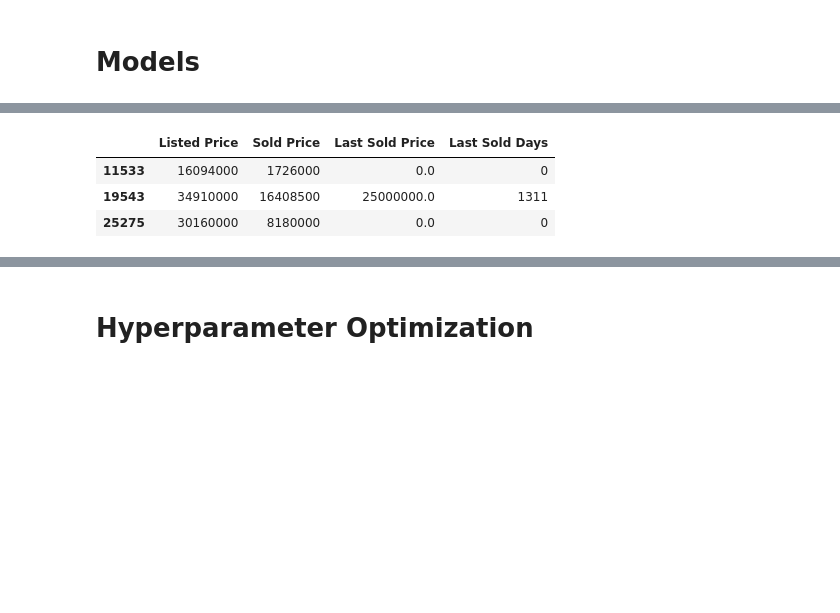
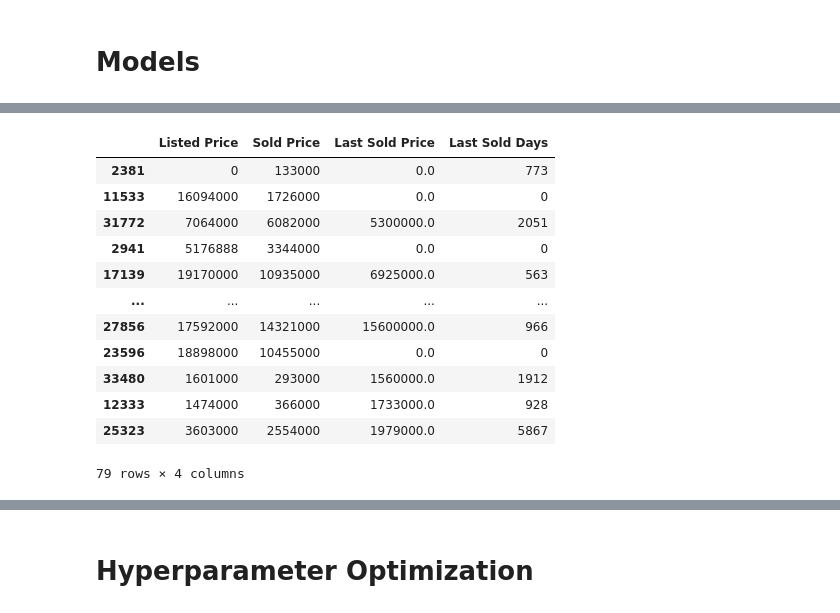
Before and after one commit to tom-farmer/Predictive-Analytics-Hackathon-2022, a Jupyter notebook: notebooks/modeling.ipynb, the cells around one changed output, grey strips where cells are left out. Saved outputs shown, nothing was run; the diff lists cells and outputs as text; code cells hidden in the pictures; blank space fills up the shorter version.

```diff
--- a/notebooks/modeling.ipynb
+++ b/notebooks/modeling.ipynb
@@ -290,11 +312,12 @@ parking_types_train = train["Parking"].str.lower().str.replace(" ", "").str.spli
 heating_types_train = train["Heating"].str.lower().str.replace(" ", "").str.split(",").explode().value_counts()
 flooring_types_train = train["Flooring"].str.lower().str.replace(" ", "").str.split(",").explode().value_counts()
 appliance_types_train = train["Appliances included"].str.lower().str.replace(" ", "").str.split(",").explode().value_counts()
+cities_train = train["City"].value_counts().head(200)
 
 train_medians = train.median()
 test_medians = test.median()
 
-def preprocess_data(df, meds, ptypes_train, htypes_train, ftypes_train, atypes_train):
+def preprocess_data(df, meds, ptypes_train, htypes_train, ftypes_train, atypes_train, cities):
     df["Total interior livable area"] = df["Total interior livable area"].fillna(meds["Total interior livable area"])
 
     df["Bathrooms"] = df["Bathrooms"].fillna(meds["Bathrooms"])
@@ -353,6 +376,8 @@ def preprocess_data(df, meds, ptypes_train, htypes_train, ftypes_train, atypes_t
     for atype in atypes_train.index:
         df[atype] = df["Appliances included"].str.lower().str.replace(" ", "").str.contains(atype, na=False)
 
+    for city in cities.index:
+        df[city] = df["City"].str.contains(city, na=False)
 
     df["r1"] = df["Listed Price"] / (df["Last Sold Price"] + 0.1)
     df["r2"] = df["Last Sold Price"] / (df["Tax assessed value"] + 0.1)
@@ -360,5 +385,7 @@ def preprocess_data(df, meds, ptypes_train, htypes_train, ftypes_train, atypes_t
 
     return df
 # %%
-train = preprocess_data(train, train_medians, parking_types_train, heating_types_train, flooring_types_train, appliance_types_train)
+train = preprocess_data(train, train_medians, parking_types_train,
+                        heating_types_train, flooring_types_train,
+                        appliance_types_train, cities_train)
 # %% [markdown]
@@ -376,8 +403,8 @@ pred_vars = ["Listed Price", "Total interior livable area", "Bathrooms",
             "Elementary School Score", "Full bathrooms",
             "Total spaces", "High School Distance", "t1", "t2", "t3", "t4", "t5", "t6", "t7", "t8",
             "l1", "Last Sold Price", "Last Sold Days", "Tax assessed value", "Listed On",
-            "r1", "r2", "r3"] + list(parking_types_train.index) + list(heating_types_train.index) + list(flooring_types_train.index) + list(appliance_types_train.index)
-            # "r1", "r2", "r3"
+            "r1", "r2", "r3"] + list(parking_types_train.index) + list(heating_types_train.index) + list(flooring_types_train.index) + list(appliance_types_train.index) + list(cities_train.index)
+
 #pred_vars = list(feat_imp_orig.nlargest(90).index)
 # Used top 70/300
 # Used top 80/360
@@ -389,7 +416,7 @@ X_train, X_test, y_train, y_test = train_test_split(X, y, test_size=0.33, random
 # Models
 # %%
 params = {"n_estimators":150,
-          "learning_rate":0.1,
+          "learning_rate":0.15,
           "max_depth":3,
           "random_state":56,
           "subsample":1,
@@ -468,9 +516,18 @@ errs[errs > 1e7]
 Name: Sold Price, dtype: float64
 # %%
-X_test[errs > 1e7].join(train["Sold Price"])[["Listed Price", "Sold Price", "Last Sold Price", "Last Sold Days"]]
+X_test[errs > 1e6].join(train["Sold Price"])[["Listed Price", "Sold Price", "Last Sold Price", "Last Sold Days"]]
 # %% [output]
 |  | Listed Price | Sold Price | Last Sold Price | Last Sold Days |
+| 2381 | 0 | 133000 | 0.0 | 773 |
 | 11533 | 16094000 | 1726000 | 0.0 | 0 |
-| 19543 | 34910000 | 16408500 | 25000000.0 | 1311 |
-| 25275 | 30160000 | 8180000 | 0.0 | 0 |
+| 31772 | 7064000 | 6082000 | 5300000.0 | 2051 |
+| 2941 | 5176888 | 3344000 | 0.0 | 0 |
+| 17139 | 19170000 | 10935000 | 6925000.0 | 563 |
+| ... | ... | ... | ... | ... |
+| 27856 | 17592000 | 14321000 | 15600000.0 | 966 |
+| 23596 | 18898000 | 10455000 | 0.0 | 0 |
+| 33480 | 1601000 | 293000 | 1560000.0 | 1912 |
+| 12333 | 1474000 | 366000 | 1733000.0 | 928 |
+| 25323 | 3603000 | 2554000 | 1979000.0 | 5867 |
+79 rows × 4 columns
 # %%
```
Also changed, not shown: parts of 20 cells of this notebook.
